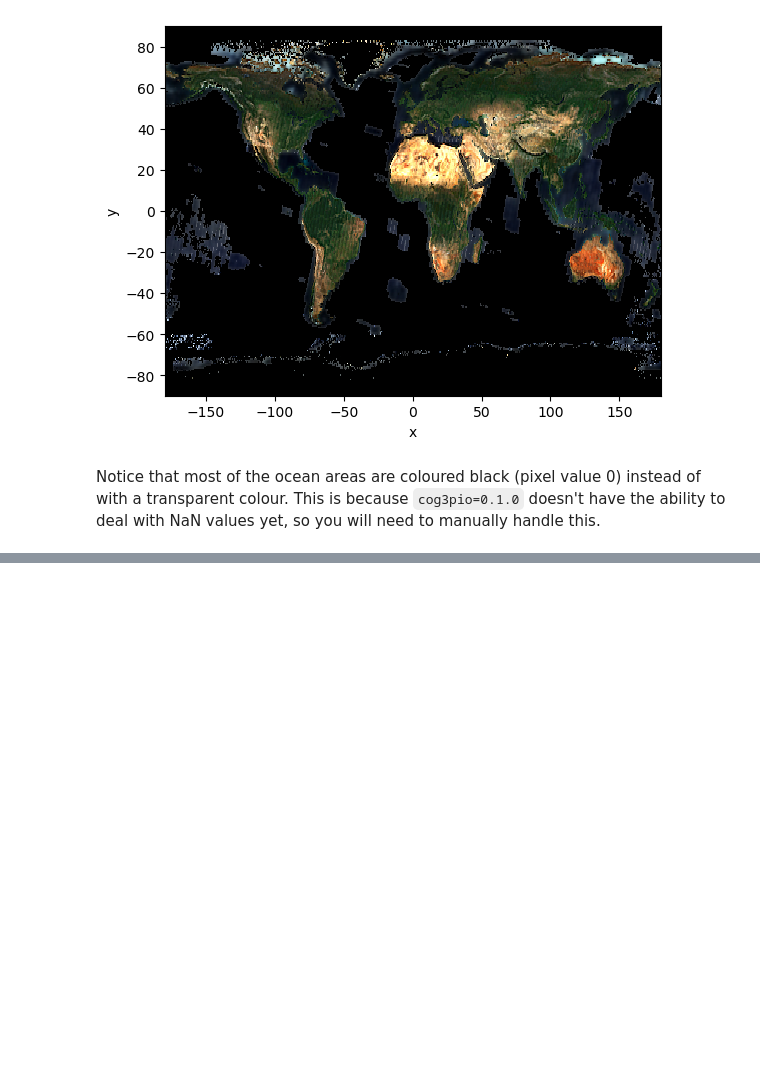
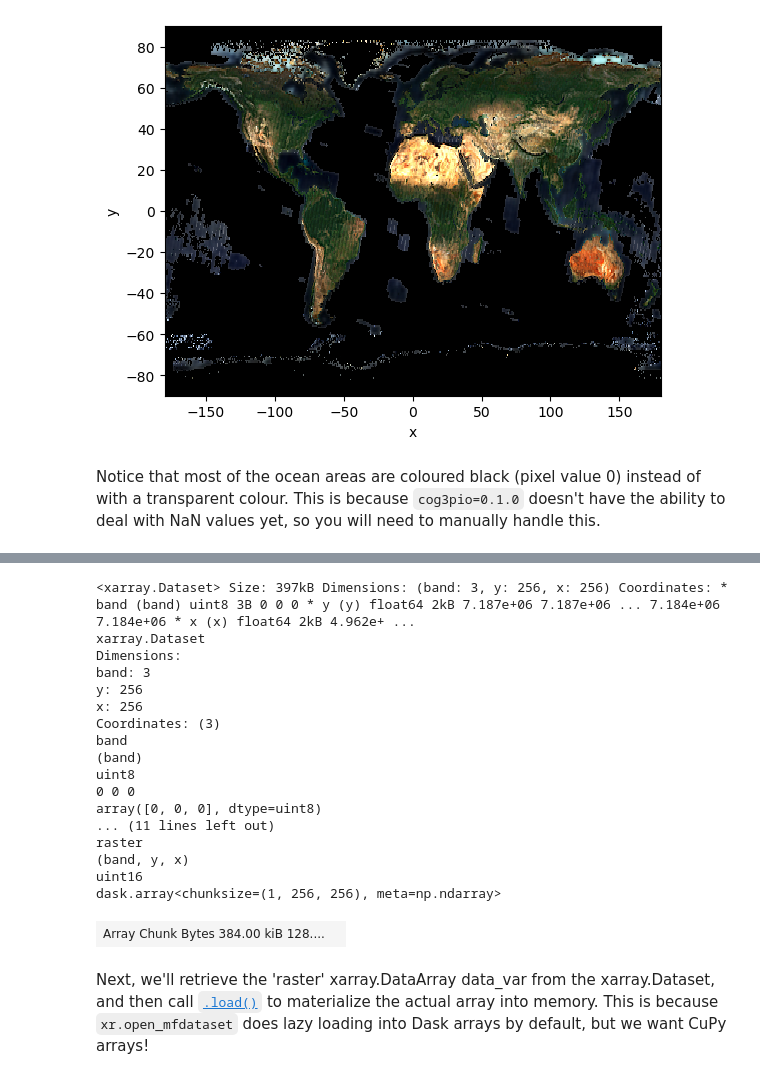
Before and after one commit to xarray-contrib/cupy-xarray, a Jupyter notebook: docs/examples/07_cog3pio.ipynb, the cells around one changed output, grey strips where cells are left out. Saved outputs shown, nothing was run; the diff lists cells and outputs as text; code cells hidden in the pictures; blank space fills up the shorter version.

```diff
--- a/docs/examples/07_cog3pio.ipynb
+++ b/docs/examples/07_cog3pio.ipynb
@@ -114,0 +120,38 @@ deal with NaN values yet, so you will need to manually handle this.
+# %%
+dataset: xr.Dataset = xr.open_mfdataset(
+    paths=[
+        "https://data.source.coop/radiantearth/landcovernet/landcovernet_au/data/v1.0/2018/56JMS/16/S2/56JMS_16_20180214/56JMS_16_20180214_B04_10m.tif",
+        "https://data.source.coop/radiantearth/landcovernet/landcovernet_au/data/v1.0/2018/56JMS/16/S2/56JMS_16_20180214/56JMS_16_20180214_B03_10m.tif",
+        "https://data.source.coop/radiantearth/landcovernet/landcovernet_au/data/v1.0/2018/56JMS/16/S2/56JMS_16_20180214/56JMS_16_20180214_B02_10m.tif",
+    ],
+    engine="cog3pio",
+    concat_dim="band",
+    combine="nested",
+    device_id=None,
+    parallel=True,
+)
+dataset
+# %% [output]
+<xarray.Dataset> Size: 397kB Dimensions: (band: 3, y: 256, x: 256) Coordinates: * band (band) uint8 3B 0 0 0 * y (y) float64 2kB 7.187e+06 7.187e+06 ... 7.184e+06 7.184e+06 * x (x) float64 2kB 4.962e+ ...
+xarray.Dataset
+Dimensions:
+band: 3
+y: 256
+x: 256
+Coordinates: (3)
+band
+(band)
+uint8
+0 0 0
+array([0, 0, 0], dtype=uint8)
+... (11 lines left out)
+raster
+(band, y, x)
+uint16
+dask.array<chunksize=(1, 256, 256), meta=np.ndarray>
+| Array Chunk Bytes 384.00 kiB 128.... |  |
+# %% [markdown]
+Next, we'll retrieve the 'raster' xarray.DataArray data_var from the xarray.Dataset,
+and then call [`.load()`](https://docs.xarray.dev/en/stable/generated/xarray.Dataset.load.html)
+to materialize the actual array into memory. This is because `xr.open_mfdataset` does
+lazy loading into Dask arrays by default, but we want CuPy arrays!
```
Also changed, not shown: parts of 7 cells of this notebook.
